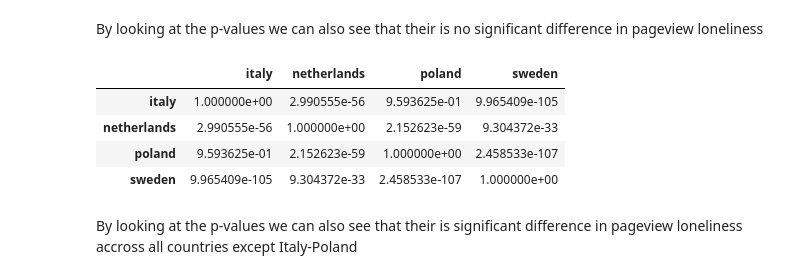
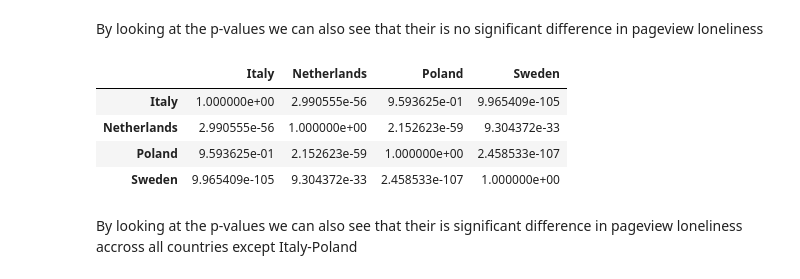
Before and after one commit to epfl-ada/ada-2022-project-adamsleg, a Jupyter notebook: pageviews_vs_covidistress.ipynb, the cells around one changed output. Drawn from its saved outputs; the diff is of its cells as text; code cells hidden in the pictures.

```diff
--- a/pageviews_vs_covidistress.ipynb
+++ b/pageviews_vs_covidistress.ipynb
@@ -372,7 +473,7 @@ def get_apple_data(lang):
     return df
 
 def get_google_data(lang):
-    df = google_mobility_data[google_mobility_data['country_region_code'] == lang.upper()]
+    df = google_mobility_data[google_mobility_data['country_region'] == region[lang]]
     df = df[df['sub_region_1'].isna()] #keep only rows with country level data (for italy only using sub_region_1 is enough)
     df = df.dropna(axis=1, how='all') #keep only rows without NaN values(should drop all "sub_region"s)
     df = df.interpolate() #replace NaN values with average of bfill and ffill (No NaN values in this filtered dataframe but not necessarily the case)
@@ -393,7 +494,7 @@ def merge_datasets(pageviews, apple, google):
     df = pd.merge(df, google, left_index=True, right_index=True)
     return df
 
-def loop(lang, diseases):
+def get_dfs(lang, diseases):
     pageviews = get_pageviews_data(lang)
     apple = get_apple_data(lang)
     google = get_google_data(lang)
@@ -401,10 +502,10 @@ def loop(lang, diseases):
     return df
 # %%
 #get dataframes for each country
-df_pv_italy_all = loop('it', diseases_names['en'])
-df_pv_netherlands_all = loop('nl', diseases_names['en'])
-df_pv_sweden_all = loop('sv', diseases_names['en'])
-df_pv_poland_all = loop('pl', diseases_names['en'])
+df_pv_italy_all = get_dfs('it', diseases_names['en'])
+df_pv_netherlands_all = get_dfs('nl', diseases_names['en'])
+df_pv_sweden_all = get_dfs('sv', diseases_names['en'])
+df_pv_poland_all = get_dfs('pl', diseases_names['en'])
 
 START_CD = pd.to_datetime('2020-03-30')
 END_CD = pd.to_datetime('2020-06-17')
@@ -635,13 +701,13 @@ sp.posthoc_conover(df_pv, val_col='loneliness', group_col='period', p_adjust='si
 # %% [markdown]
 By looking at the p-values we can also see that their is no significant difference in pageview loneliness
 # %%
-sp.posthoc_conover(df_pv, val_col='loneliness', group_col='country', p_adjust='sidak')
+sp.posthoc_conover(df_pv, val_col='loneliness', group_col='country_region', p_adjust='sidak')
 # %% [output]
-|  | italy | netherlands | poland | sweden |
-| italy | 1.000000e+00 | 2.990555e-56 | 9.593625e-01 | 9.965409e-105 |
-| netherlands | 2.990555e-56 | 1.000000e+00 | 2.152623e-59 | 9.304372e-33 |
-| poland | 9.593625e-01 | 2.152623e-59 | 1.000000e+00 | 2.458533e-107 |
-| sweden | 9.965409e-105 | 9.304372e-33 | 2.458533e-107 | 1.000000e+00 |
+|  | Italy | Netherlands | Poland | Sweden |
+| Italy | 1.000000e+00 | 2.990555e-56 | 9.593625e-01 | 9.965409e-105 |
+| Netherlands | 2.990555e-56 | 1.000000e+00 | 2.152623e-59 | 9.304372e-33 |
+| Poland | 9.593625e-01 | 2.152623e-59 | 1.000000e+00 | 2.458533e-107 |
+| Sweden | 9.965409e-105 | 9.304372e-33 | 2.458533e-107 | 1.000000e+00 |
 # %% [markdown]
 By looking at the p-values we can also see that their is significant difference in pageview loneliness accross all countries except  Italy-Poland
 # %% [markdown]
```
Also changed, not shown: parts of 37 cells of this notebook.
